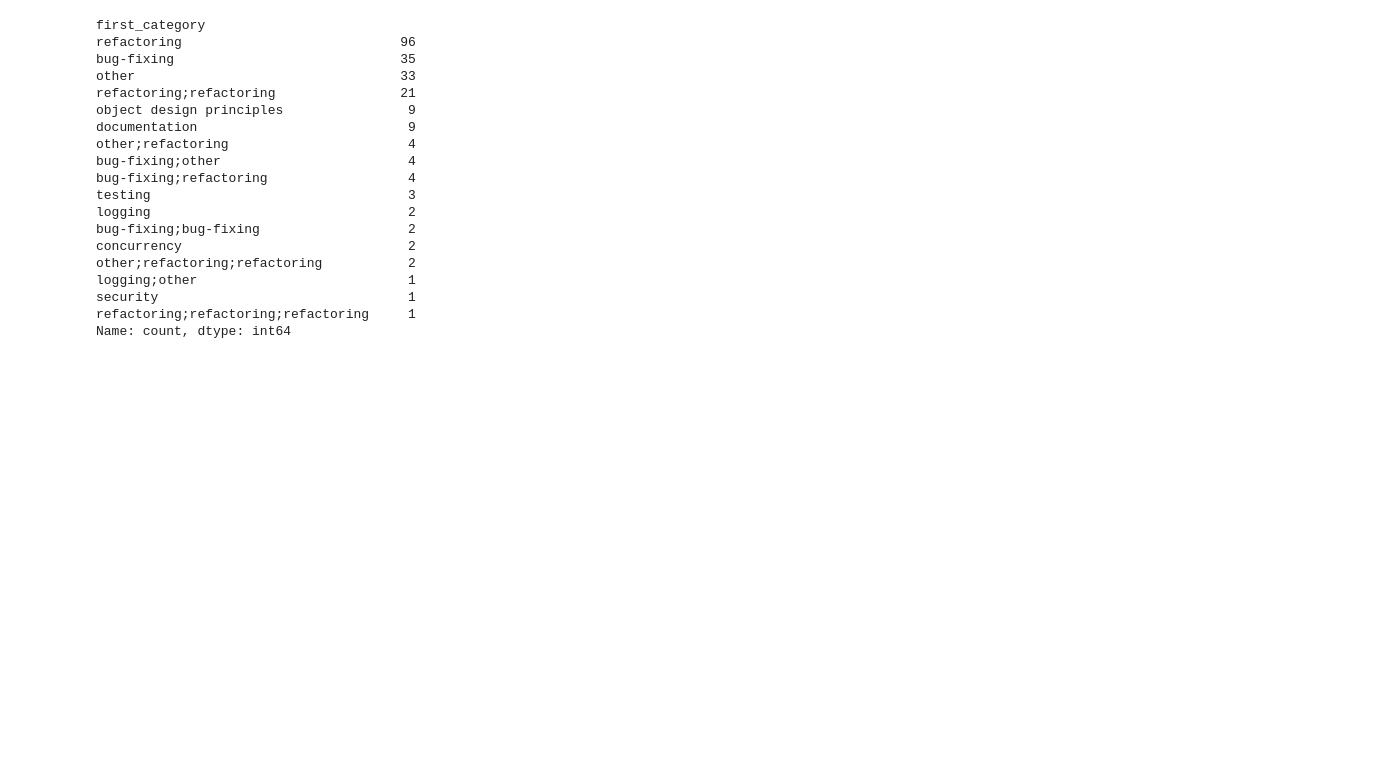
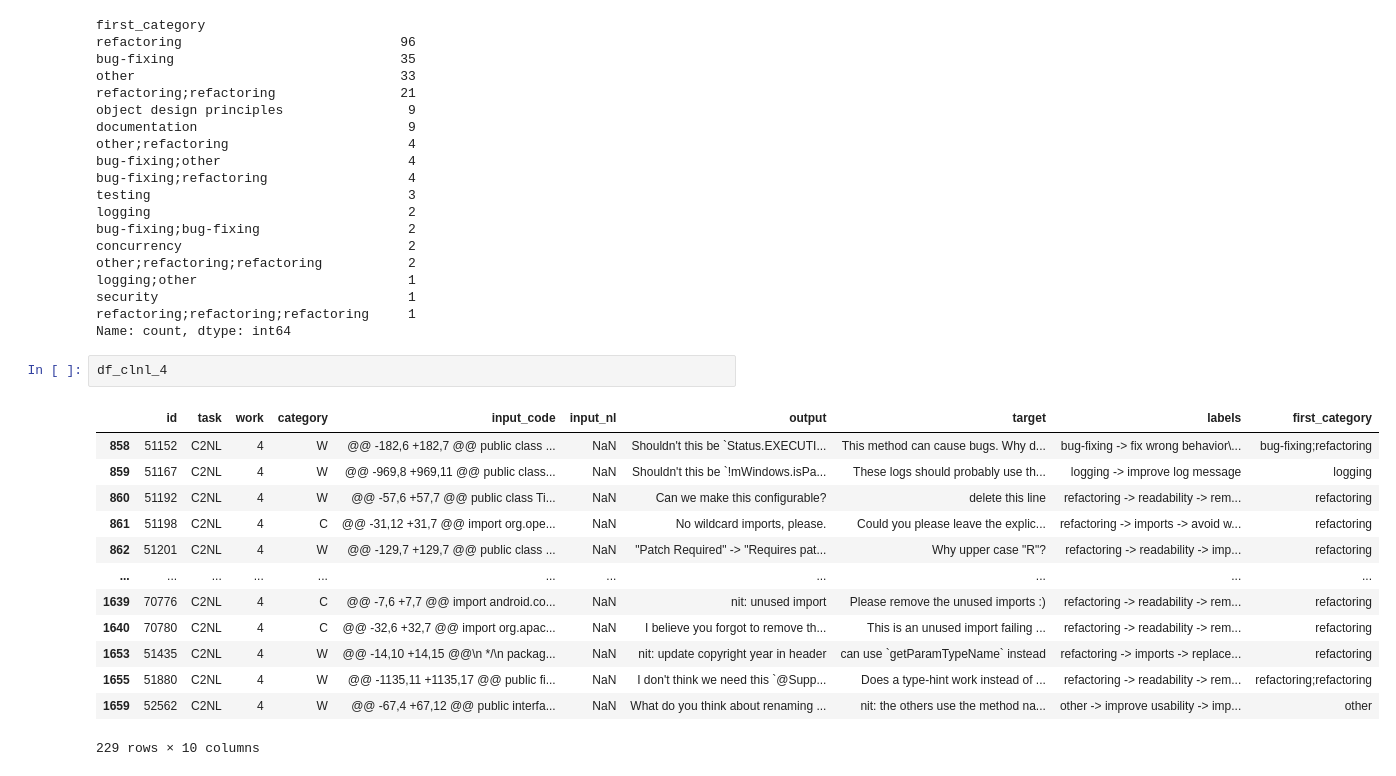
Before and after one commit to yhwi-kwon/CodeReveiwAutomation, a Jupyter notebook: test_classification.ipynb, the cells around one changed output. Cells and saved outputs as stored; diff of their text form; blank space fills up the shorter version.

```diff
--- a/test_classification.ipynb
+++ b/test_classification.ipynb
@@ -128,3 +128,19 @@ logging;other                           1
 security                                1
 refactoring;refactoring;refactoring     1
 Name: count, dtype: int64
+# %%
+df_clnl_4
+# %% [output]
+|  | id | task | work | category | input_code | input_nl | output | target | labels | first_category |
+| 858 | 51152 | C2NL | 4 | W | @@ -182,6 +182,7 @@ public class ... | NaN | Shouldn't this be `Status.EXECUTI... | This method can cause bugs. Why d... | bug-fixing -> fix wrong behavior\... | bug-fixing;refactoring |
+| 859 | 51167 | C2NL | 4 | W | @@ -969,8 +969,11 @@ public class... | NaN | Shouldn't this be `!mWindows.isPa... | These logs should probably use th... | logging -> improve log message | logging |
+| 860 | 51192 | C2NL | 4 | W | @@ -57,6 +57,7 @@ public class Ti... | NaN | Can we make this configurable? | delete this line | refactoring -> readability -> rem... | refactoring |
+| 861 | 51198 | C2NL | 4 | C | @@ -31,12 +31,7 @@ import org.ope... | NaN | No wildcard imports, please. | Could you please leave the explic... | refactoring -> imports -> avoid w... | refactoring |
+| 862 | 51201 | C2NL | 4 | W | @@ -129,7 +129,7 @@ public class ... | NaN | "Patch Required" -> "Requires pat... | Why upper case "R"? | refactoring -> readability -> imp... | refactoring |
+| ... | ... | ... | ... | ... | ... | ... | ... | ... | ... | ... |
+| 1639 | 70776 | C2NL | 4 | C | @@ -7,6 +7,7 @@ import android.co... | NaN | nit: unused import | Please remove the unused imports :) | refactoring -> readability -> rem... | refactoring |
+| 1640 | 70780 | C2NL | 4 | C | @@ -32,6 +32,7 @@ import org.apac... | NaN | I believe you forgot to remove th... | This is an unused import failing ... | refactoring -> readability -> rem... | refactoring |
+| 1653 | 51435 | C2NL | 4 | W | @@ -14,10 +14,15 @@\n */\n packag... | NaN | nit: update copyright year in header | can use `getParamTypeName` instead | refactoring -> imports -> replace... | refactoring |
+| 1655 | 51880 | C2NL | 4 | W | @@ -1135,11 +1135,17 @@ public fi... | NaN | I don't think we need this `@Supp... | Does a type-hint work instead of ... | refactoring -> readability -> rem... | refactoring;refactoring |
+| 1659 | 52562 | C2NL | 4 | W | @@ -67,4 +67,12 @@ public interfa... | NaN | What do you think about renaming ... | nit: the others use the method na... | other -> improve usability -> imp... | other |
+229 rows × 10 columns
```
Also changed, not shown: parts of 6 cells of this notebook.
